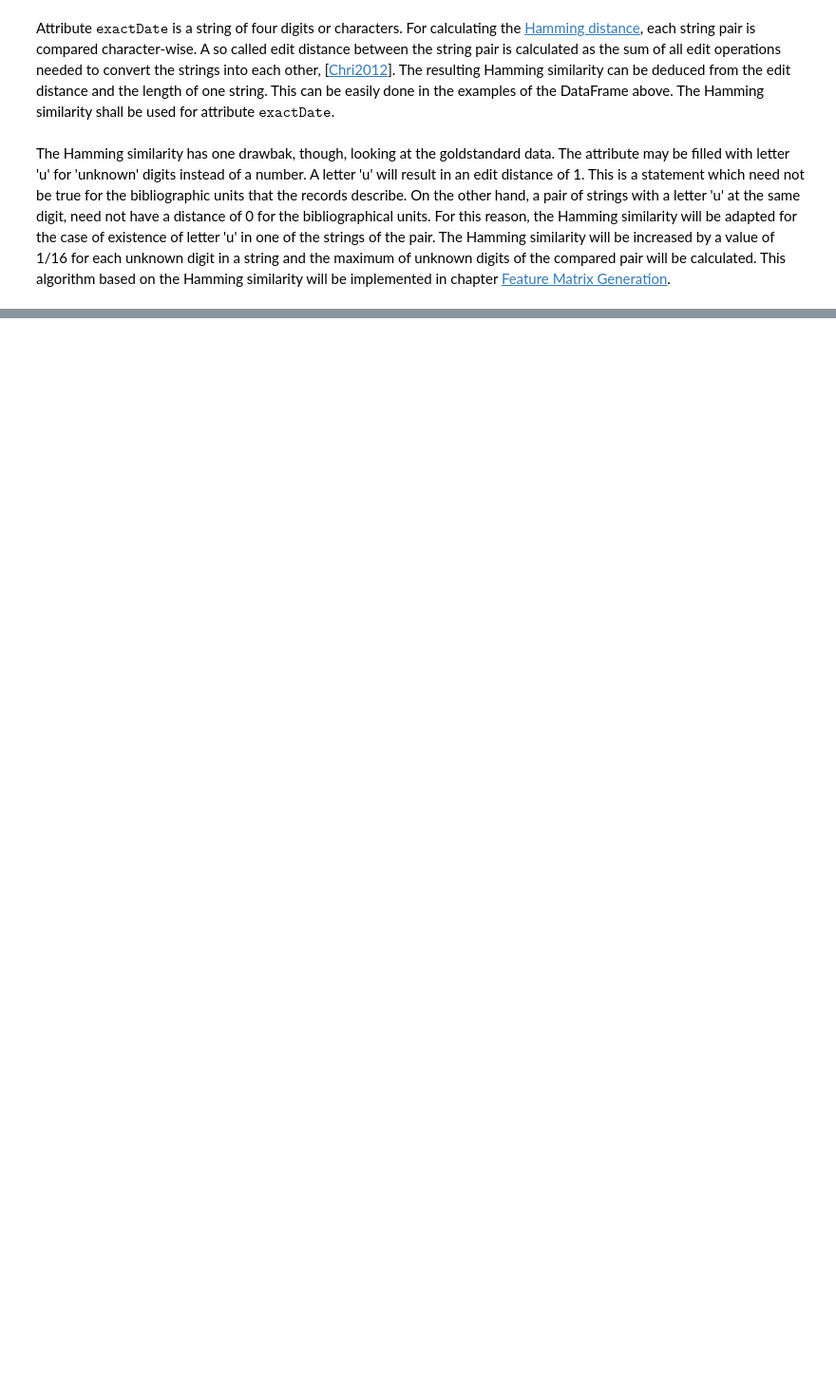
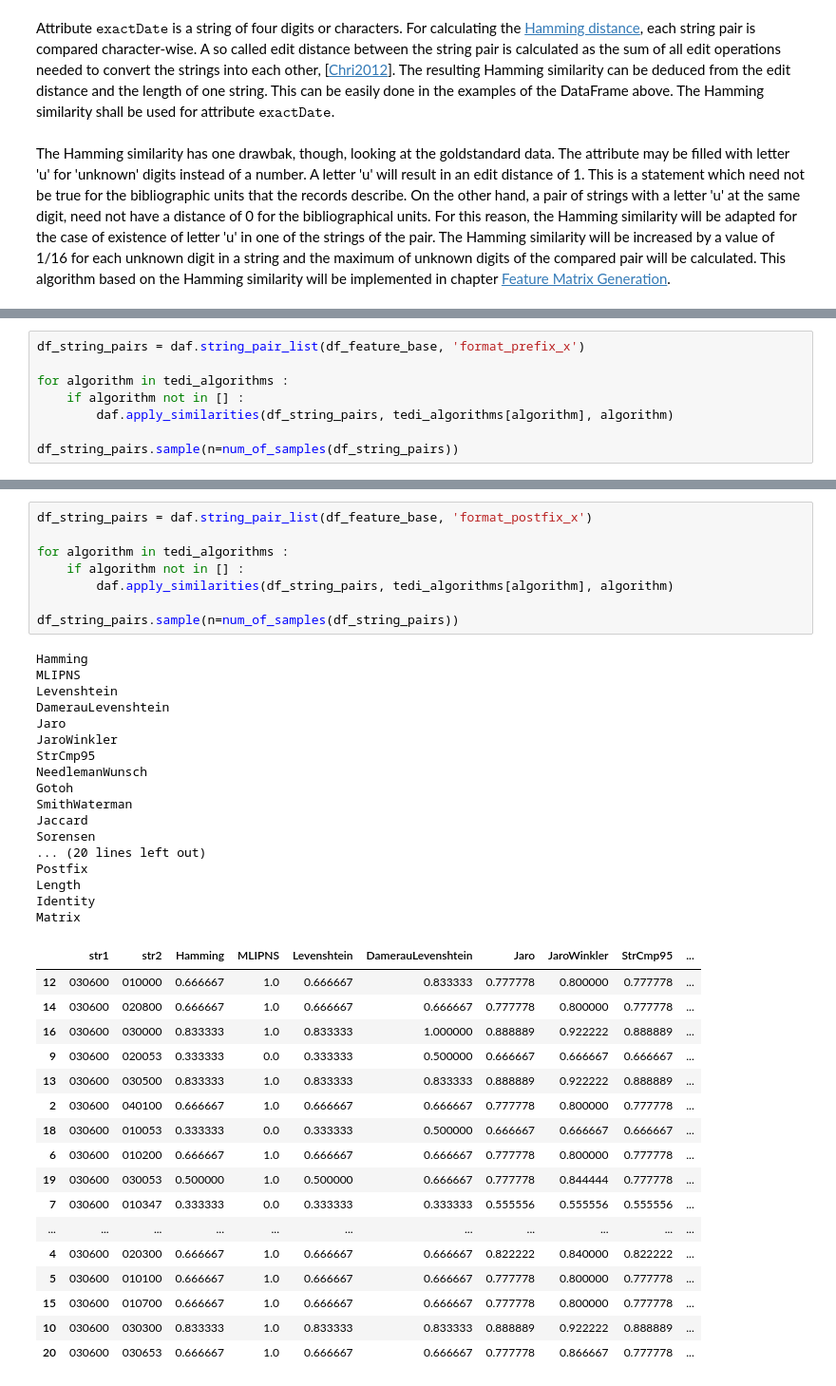
Before and after one commit to swissbib/clustering_metadata, a Jupyter notebook: B_CompareSimilarities.ipynb, the cells around one changed output, grey strips where cells are left out. Shown at 95% size. Saved outputs shown, nothing was run; the diff lists cells and outputs as text; blank space fills up the shorter version.

Commit message:
Aktualisierung Feature Matrix Generation
Ähnlichkeiten aller Attribute sind als erster Draft festgelegt.

```diff
--- a/B_CompareSimilarities.ipynb
+++ b/B_CompareSimilarities.ipynb
@@ -177,0 +281,8 @@ The Hamming similarity has one drawbak, though, looking at the goldstandard data
+# %%
+df_string_pairs = daf.string_pair_list(df_feature_base, 'format_prefix_x')
+
+for algorithm in tedi_algorithms :
+    if algorithm not in [] :
+        daf.apply_similarities(df_string_pairs, tedi_algorithms[algorithm], algorithm)
+
+df_string_pairs.sample(n=num_of_samples(df_string_pairs))
@@ -177,0 +314,43 @@ The Hamming similarity has one drawbak, though, looking at the goldstandard data
+# %%
+df_string_pairs = daf.string_pair_list(df_feature_base, 'format_postfix_x')
+
+for algorithm in tedi_algorithms :
+    if algorithm not in [] :
+        daf.apply_similarities(df_string_pairs, tedi_algorithms[algorithm], algorithm)
+
+df_string_pairs.sample(n=num_of_samples(df_string_pairs))
+# %% [output]
+Hamming
+MLIPNS
+Levenshtein
+DamerauLevenshtein
+Jaro
+JaroWinkler
+StrCmp95
+NeedlemanWunsch
+Gotoh
+SmithWaterman
+Jaccard
+Sorensen
+... (20 lines left out)
+Postfix
+Length
+Identity
+Matrix
+|  | str1 | str2 | Hamming | MLIPNS | Levenshtein | DamerauLevenshtein | Jaro | JaroWinkler | StrCmp95 | ... |
+| 12 | 030600 | 010000 | 0.666667 | 1.0 | 0.666667 | 0.833333 | 0.777778 | 0.800000 | 0.777778 | ... |
+| 14 | 030600 | 020800 | 0.666667 | 1.0 | 0.666667 | 0.666667 | 0.777778 | 0.800000 | 0.777778 | ... |
+| 16 | 030600 | 030000 | 0.833333 | 1.0 | 0.833333 | 1.000000 | 0.888889 | 0.922222 | 0.888889 | ... |
+| 9 | 030600 | 020053 | 0.333333 | 0.0 | 0.333333 | 0.500000 | 0.666667 | 0.666667 | 0.666667 | ... |
+| 13 | 030600 | 030500 | 0.833333 | 1.0 | 0.833333 | 0.833333 | 0.888889 | 0.922222 | 0.888889 | ... |
+| 2 | 030600 | 040100 | 0.666667 | 1.0 | 0.666667 | 0.666667 | 0.777778 | 0.800000 | 0.777778 | ... |
+| 18 | 030600 | 010053 | 0.333333 | 0.0 | 0.333333 | 0.500000 | 0.666667 | 0.666667 | 0.666667 | ... |
+| 6 | 030600 | 010200 | 0.666667 | 1.0 | 0.666667 | 0.666667 | 0.777778 | 0.800000 | 0.777778 | ... |
+| 19 | 030600 | 030053 | 0.500000 | 1.0 | 0.500000 | 0.666667 | 0.777778 | 0.844444 | 0.777778 | ... |
+| 7 | 030600 | 010347 | 0.333333 | 0.0 | 0.333333 | 0.333333 | 0.555556 | 0.555556 | 0.555556 | ... |
+| ... | ... | ... | ... | ... | ... | ... | ... | ... | ... | ... |
+| 4 | 030600 | 020300 | 0.666667 | 1.0 | 0.666667 | 0.666667 | 0.822222 | 0.840000 | 0.822222 | ... |
+| 5 | 030600 | 010100 | 0.666667 | 1.0 | 0.666667 | 0.666667 | 0.777778 | 0.800000 | 0.777778 | ... |
+| 15 | 030600 | 010700 | 0.666667 | 1.0 | 0.666667 | 0.666667 | 0.777778 | 0.800000 | 0.777778 | ... |
+| 10 | 030600 | 030300 | 0.833333 | 1.0 | 0.833333 | 0.833333 | 0.888889 | 0.922222 | 0.888889 | ... |
+| 20 | 030600 | 030653 | 0.666667 | 1.0 | 0.666667 | 0.666667 | 0.777778 | 0.866667 | 0.777778 | ... |
```
Also changed, not shown: parts of 32 cells of this notebook, 6 other files.
